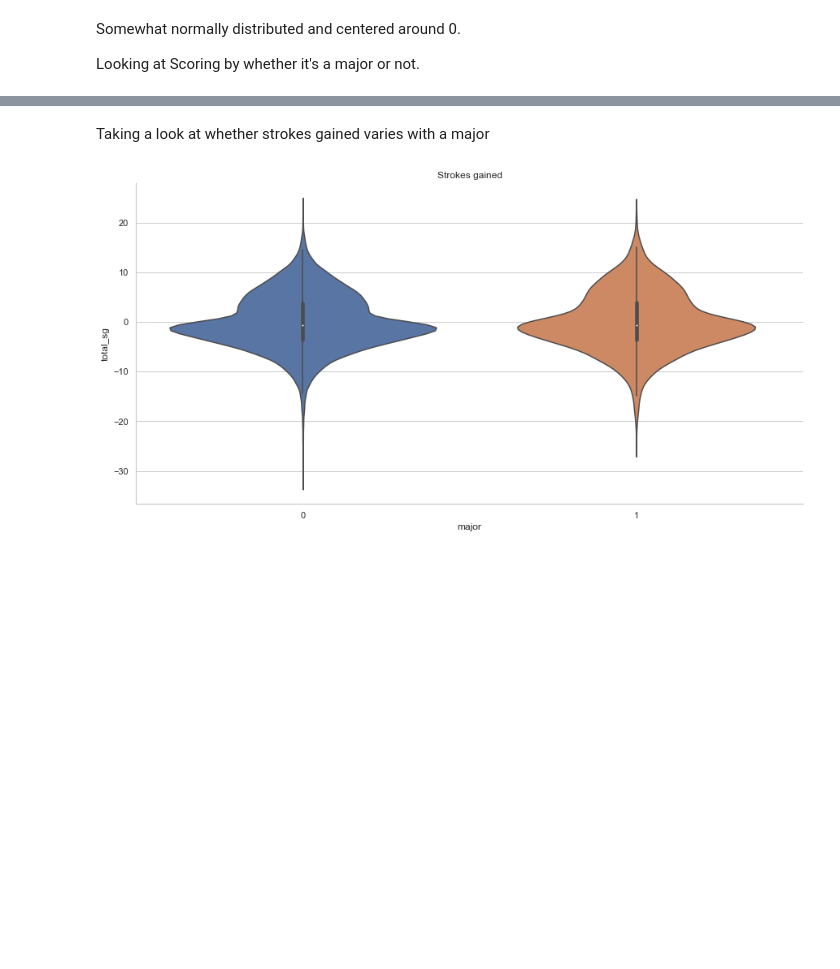
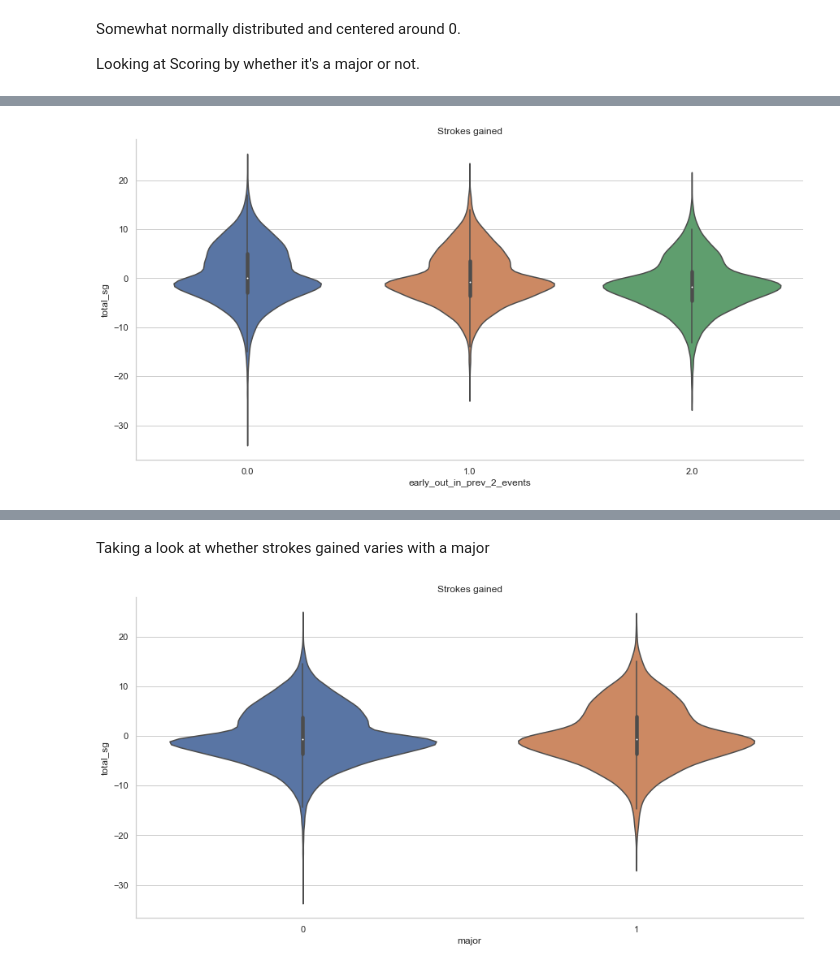
Before and after one commit to mtodisco10/data-golf, a Jupyter notebook: notebooks/Feature Eng & Training.ipynb, the cells around one changed output, grey strips where cells are left out. Cells and saved outputs as stored; diff of their text form; code cells hidden in the pictures; blank space fills up the shorter version.

```diff
--- a/notebooks/Feature Eng & Training.ipynb
+++ b/notebooks/Feature Eng & Training.ipynb
@@ -154,0 +152,6 @@ Looking at Scoring by whether it's a major or not.
+# %%
+sns.violinplot(data = event_df, x = 'early_out_in_prev_2_events', y='total_sg')\
+.set_title('Strokes gained')
+sns.despine();
+# %% [output]
+[figure, added]
```
Also changed, not shown: parts of 17 cells of this notebook, 7 other files.
